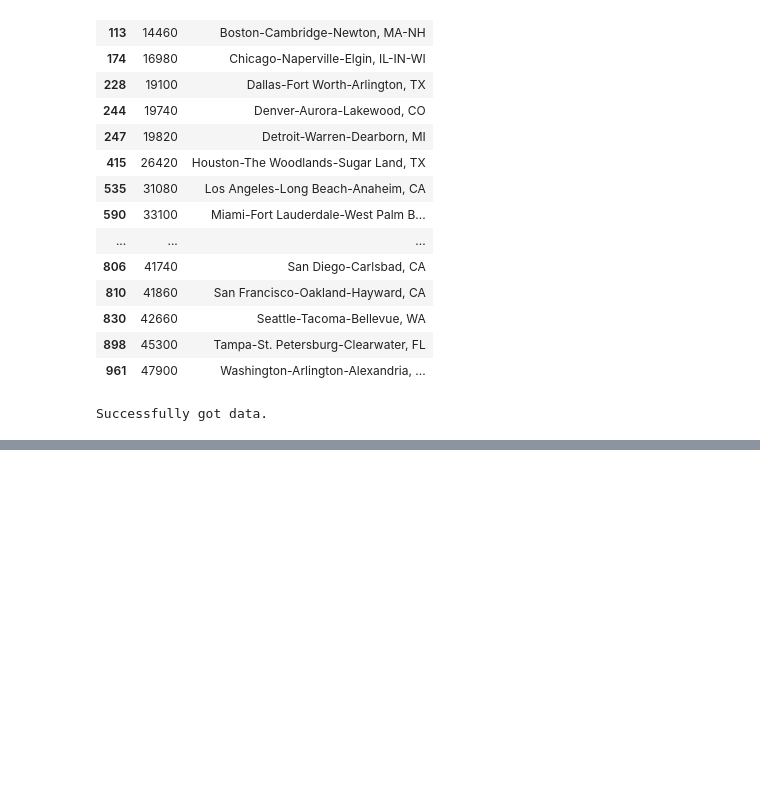
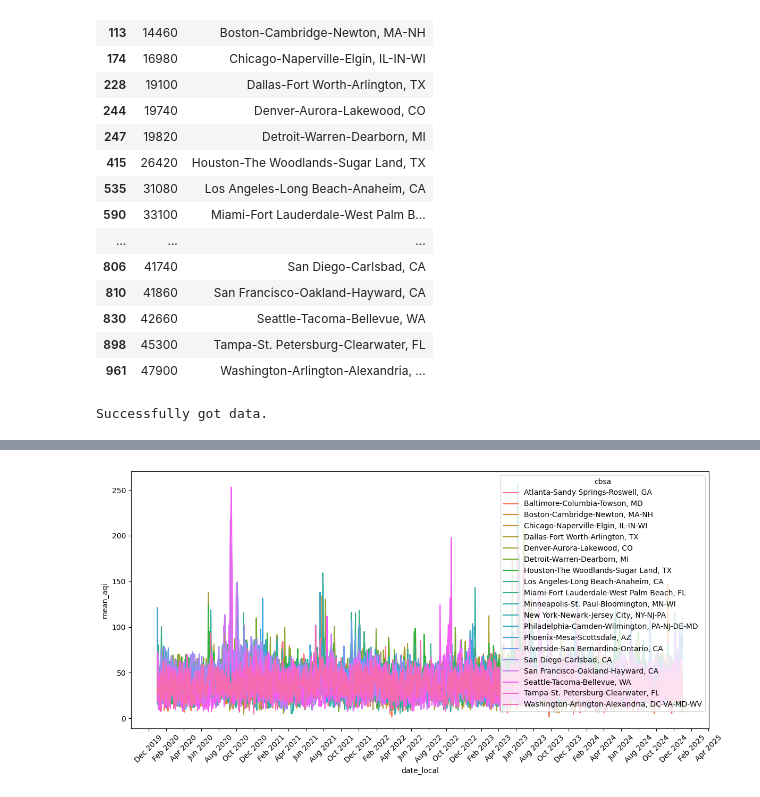
Before and after one commit to iherman10/aqi_geo_experiments, a Jupyter notebook: analysis.ipynb, the cells around one changed output, grey strips where cells are left out. Saved outputs shown, nothing was run; the diff lists cells and outputs as text; code cells hidden in the pictures; blank space fills up the shorter version.

Commit message:
Check integrity of final PM25 dataset and plot all CBSAs

```diff
--- a/analysis.ipynb
+++ b/analysis.ipynb
@@ -358,0 +388,6 @@ daily_pm25_top_20_cbsa.shape
+# %%
+# Create daily CBSA-level daily dataset
+
+final_pm25_daily = daily_pm25_top_20_cbsa.groupby(['cbsa', 'date_local']).agg(mean_aqi=('aqi', 'mean')).reset_index()
+final_pm25_daily['date_local'] = pd.to_datetime(final_pm25_daily['date_local'], format='%Y-%m-%d')
+final_pm25_daily.head()
@@ -358,0 +401,15 @@ daily_pm25_top_20_cbsa.shape
+# %%
+# Plot all 20 CBSA series
+
+plt.figure(figsize=(12, 6))
+sns.lineplot(data=final_pm25_daily, x='date_local', y='mean_aqi', hue='cbsa')
+
+ax = plt.gca()
+ax.xaxis.set_major_locator(mdates.MonthLocator(interval=2))  # every 1 month
+ax.xaxis.set_major_formatter(mdates.DateFormatter('%b %Y'))  # e.g., Jan 2024
+
+plt.xticks(rotation=45)
+plt.tight_layout()
+plt.show()
+# %% [output]
+[figure, added]
```
Also changed, not shown: parts of 4 cells of this notebook.
